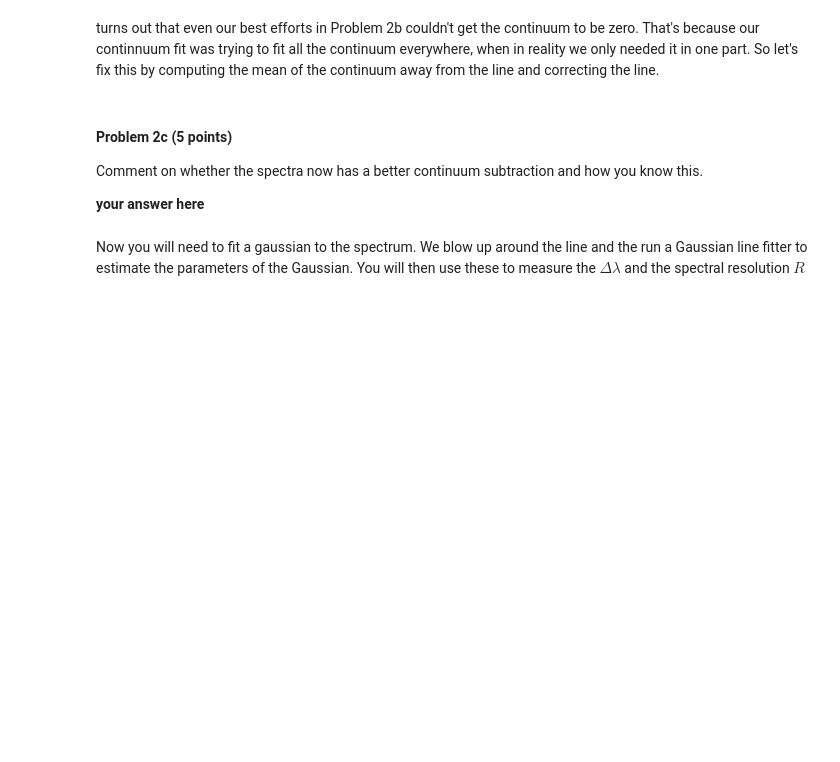
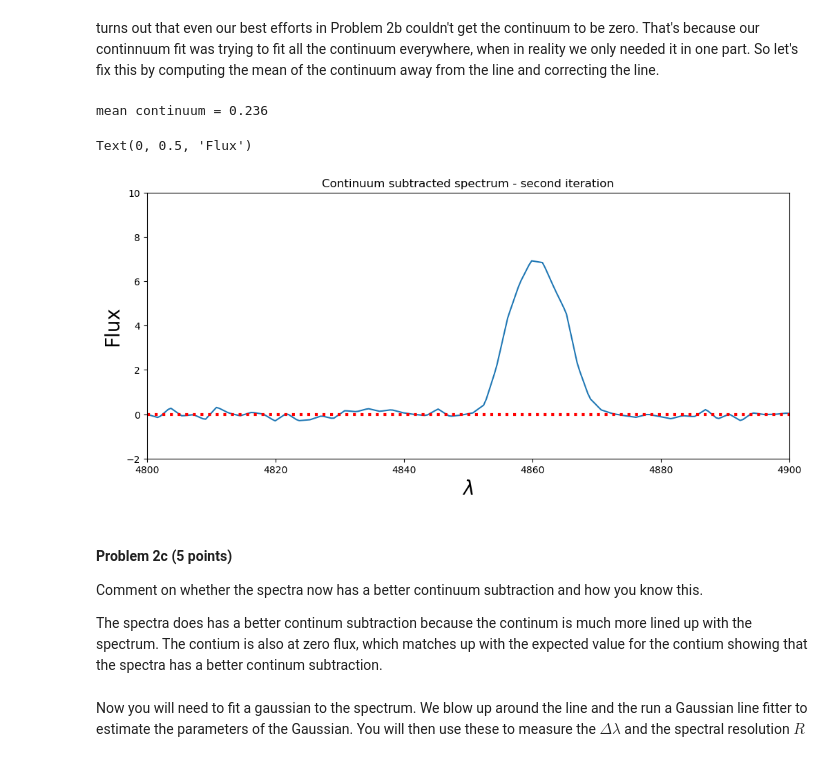
Before and after one commit to ArishAli459/Analysis_real_spectra_student, a Jupyter notebook: analysis_real_spectra.student.ipynb, the cells around one changed output. Cells and saved outputs as stored; diff of their text form; code cells hidden in the pictures; blank space fills up the shorter version.

```diff
--- a/analysis_real_spectra.student.ipynb
+++ b/analysis_real_spectra.student.ipynb
@@ -291,31 +296,35 @@ turns out that even our best efforts in Problem 2b couldn't get the continuum to
 # %%
 #compute the average of a region away from the line using the zoom in above
 #*********************
 #your code here
 #find the region with a boolean array
 contlam = (specm57.wavelength>4800 *u.Angstrom) & (specm57.wavelength<4840 * u.Angstrom)
 
 #now compute the average of the continuum subtracted spectrum in that region and print it out.
-meancont =
+meancont = np.average(contsubspec[contlam])
 print('mean continuum = %5.3f' % meancont)
 
 #now correct the continuum subtracted spectrum by that amount
 contsubspec -= meancont
 
 #first zoom in on the Hbeta line
 f,ax = plt.subplots(figsize=(12,5))
 ax.plot(specm57.wavelength, contsubspec, label='continuum subtracted data')
 ax.set_title("Continuum subtracted spectrum - second iteration")
 ax.set_xlim(4800,4900)
 ax.set_ylim(-2,10)
 ax.axhline(0.0,color='red',linestyle=':',linewidth=3,label='zero for reference')
 ax.set_xlabel("$\lambda$",fontsize=20)
 ax.set_ylabel("Flux",fontsize=20)
+# %% [output]
+mean continuum = 0.236
+Text(0, 0.5, 'Flux')
+[figure, added]
 # %% [markdown]
 #### Problem 2c (5 points)
 Comment on whether the spectra now has a better continuum subtraction and how you know this.
 
-**your answer here**
+The spectra does has a better continum subtraction because the continum is much more lined up with the spectrum. The contium is also at zero flux, which matches up with the expected value for the contium showing that the spectra has a better continum subtraction.
 # %% [markdown]
 Now you will need to fit a gaussian to the spectrum.  We blow up around the line and the run a Gaussian line fitter to estimate the parameters of the Gaussian.  You will then use these to measure the $\Delta \lambda$ and the spectral resolution $R$
 # %%
```
Also changed, not shown: parts of 11 cells of this notebook.
